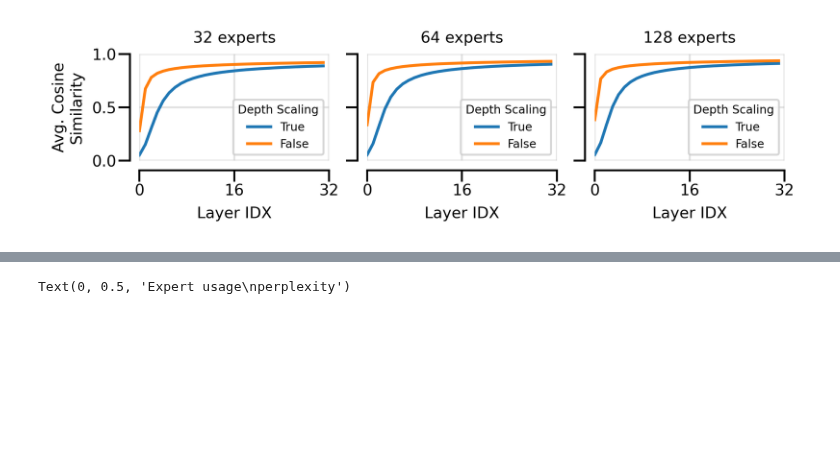
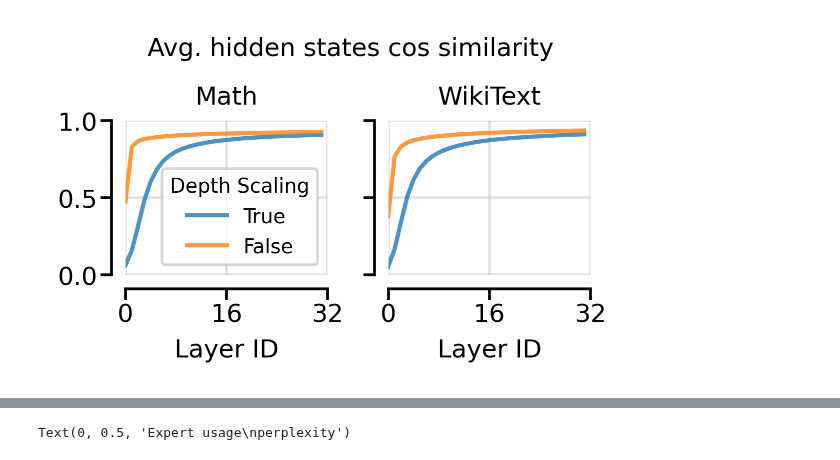
Before and after one commit to nano-moe/nanomoe, a Jupyter notebook: notebook/random_init_results_viz.ipynb, the cells around one changed output, grey strips where cells are left out. Cells and saved outputs as stored; diff of their text form; code cells hidden in the pictures; blank space fills up the shorter version.

```diff
--- a/notebook/random_init_results_viz.ipynb
+++ b/notebook/random_init_results_viz.ipynb
@@ -31,7 +31,7 @@ def format_figure(ax, fontsize):
             axis="both",
             which="major",
             direction="out",
-            length=6,
+            length=4,
             width=1.0,
             colors="black",
             pad=1,
@@ -109,0 +93,18 @@ results
+# %%
+fig, ax = plt.subplots(1, 3, figsize=(6, 1), sharey='row')
+format_figure(ax, 8)
+
+dataset_name = 'nvidia_Nemotron-CC-Math-v1_4plus'
+dataset_name = 'Salesforce_wikitext_wikitext-2-raw-v1'
+attention_kv_head_ratio = 1
+for use_depth_scaling in [True, False]:
+    for i, num_experts in enumerate([32, 64, 128]):
+        results = all_results[(dataset_name, use_depth_scaling, num_experts, attention_kv_head_ratio)]
+        ax[i].plot(results['all_avg_cos'][:], label=f"{use_depth_scaling}")
+        ax[i].set_ylim(0, 1)
+        ax[i].set_xlim(0, 32)
+        ax[i].set_xticks([0, 16, 32])
+        ax[i].set_title(f"{num_experts} experts", fontsize=8)
+        ax[i].legend(fontsize=6, title="Depth Scaling", title_fontsize=6)
+        ax[i].set_xlabel('Layer IDX', fontsize=8)
+ax[0].set_ylabel("Avg. Cosine\nSimilarity", fontsize=8)
@@ -110,19 +114,61 @@ results
 # %%
-fig, ax = plt.subplots(1, 3, figsize=(6, 1), sharey='row')
-format_figure(ax, 8)
+fig, ax = plt.subplots(1, 2, figsize=(3, 1.0), sharey='row')
+
+FONTSIZE = 9
+
+format_figure(ax, FONTSIZE)
+# fig.suptitle('Random Initialization Results', fontsize=FONTSIZE)
+fig.subplots_adjust(wspace=0.3)
+
+line_config = {
+    # 'linestyle': '-',
+    'linewidth': 1.5,
+    'alpha': 0.8,
+}
 
 dataset_name = 'nvidia_Nemotron-CC-Math-v1_4plus'
+# dataset_name = 'Salesforce_wikitext_wikitext-2-raw-v1'
+attention_kv_head_ratio = 1
+for use_depth_scaling in [True, False]:
+    for i, num_experts in enumerate([128]):
+        results = all_results[(dataset_name, use_depth_scaling, num_experts, attention_kv_head_ratio)]
+        ax[0].plot(results['all_avg_cos'][:], label=f"{use_depth_scaling}", **line_config)
+        ax[0].set_ylim(0, 1)
+        ax[0].set_xlim(0, 32)
+        ax[0].set_xticks([0, 16, 32])
+        # ax[i].set_title(f"{num_experts} experts", fontsize=FONTSIZE)
+        ax[0].legend(fontsize=FONTSIZE * 0.8, title="Depth Scaling", title_fontsize=FONTSIZE * 0.8)
+        ax[0].set_xlabel('Layer ID', fontsize=FONTSIZE)
+
+# dataset_name = 'nvidia_Nemotron-CC-Math-v1_4plus'
 dataset_name = 'Salesforce_wikitext_wikitext-2-raw-v1'
 attention_kv_head_ratio = 1
 for use_depth_scaling in [True, False]:
-    for i, num_experts in enumerate([32, 64, 128]):
+    for i, num_experts in enumerate([128]):
         results = all_results[(dataset_name, use_depth_scaling, num_experts, attention_kv_head_ratio)]
-        ax[i].plot(results['all_avg_cos'][:], label=f"{use_depth_scaling}")
-        ax[i].set_ylim(0, 1)
-        ax[i].set_xlim(0, 32)
-        ax[i].set_xticks([0, 16, 32])
-        ax[i].set_title(f"{num_experts} experts", fontsize=8)
-        ax[i].legend(fontsize=6, title="Depth Scaling", title_fontsize=6)
-        ax[i].set_xlabel('Layer IDX', fontsize=8)
-ax[0].set_ylabel("Avg. Cosine\nSimilarity", fontsize=8)
+        ax[1].plot(results['all_avg_cos'][:], label=f"{use_depth_scaling}", **line_config)
+        ax[1].set_ylim(0, 1)
+        ax[1].set_xlim(0, 32)
+        ax[1].set_xticks([0, 16, 32])
+        # ax[i].set_title(f"{num_experts} experts", fontsize=FONTSIZE)
+        # ax[1].legend(fontsize=FONTSIZE, title="Depth Scaling", title_fontsize=FONTSIZE * 0.9)
+        ax[1].set_xlabel('Layer ID', fontsize=FONTSIZE)
+
+# for use_depth_scaling in [True, False]:
+#     for i, num_experts in enumerate([128]):
+#         results = all_results[(dataset_name, use_depth_scaling, num_experts, attention_kv_head_ratio)]
+#         ax[1].plot(2 ** results['all_router_stats'][:], label=f"{use_depth_scaling}")
+#         ax[1].set_ylim(2, 128)
+#         ax[1].set_xlim(0, 32)
+#         ax[1].set_xticks([0, 16, 32])
+#         ax[1].set_yticks([2, 64, 128])
+#         # ax[1].set_title(f"{num_experts} experts", fontsize=FONTSIZE)
+#         # ax[1].legend(fontsize=FONTSIZE, title="Depth Scaling", title_fontsize=FONTSIZE * 0.9)
+#         ax[1].set_xlabel('Layer ID', fontsize=FONTSIZE)
+
+ax[0].set_title("Math", fontsize=FONTSIZE)
+ax[1].set_title("WikiText", fontsize=FONTSIZE)
+fig.suptitle("Avg. hidden states cos similarity", fontsize=FONTSIZE, y=1.3)
+save_dir = '/home/xwang457/work/nanomoe/figs'
+fig.savefig(f"{save_dir}/random_init_hidden_states_cos_similarity.pdf", bbox_inches='tight')
 # %% [output]
@@ -130 +175 @@ Text(0, 0.5, 'Avg. Cosine\nSimilarity')
-[figure, old version]
+[figure, new version]
```
Also changed, not shown: parts of 6 cells of this notebook, 23 other files.
